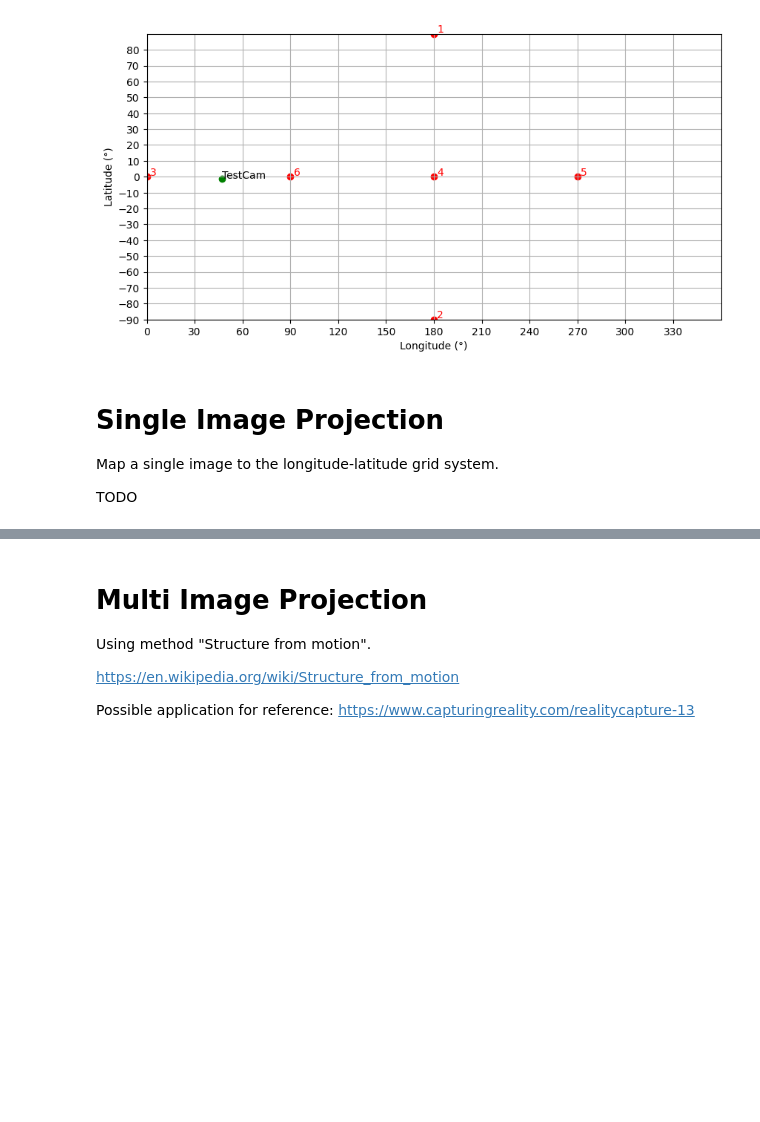
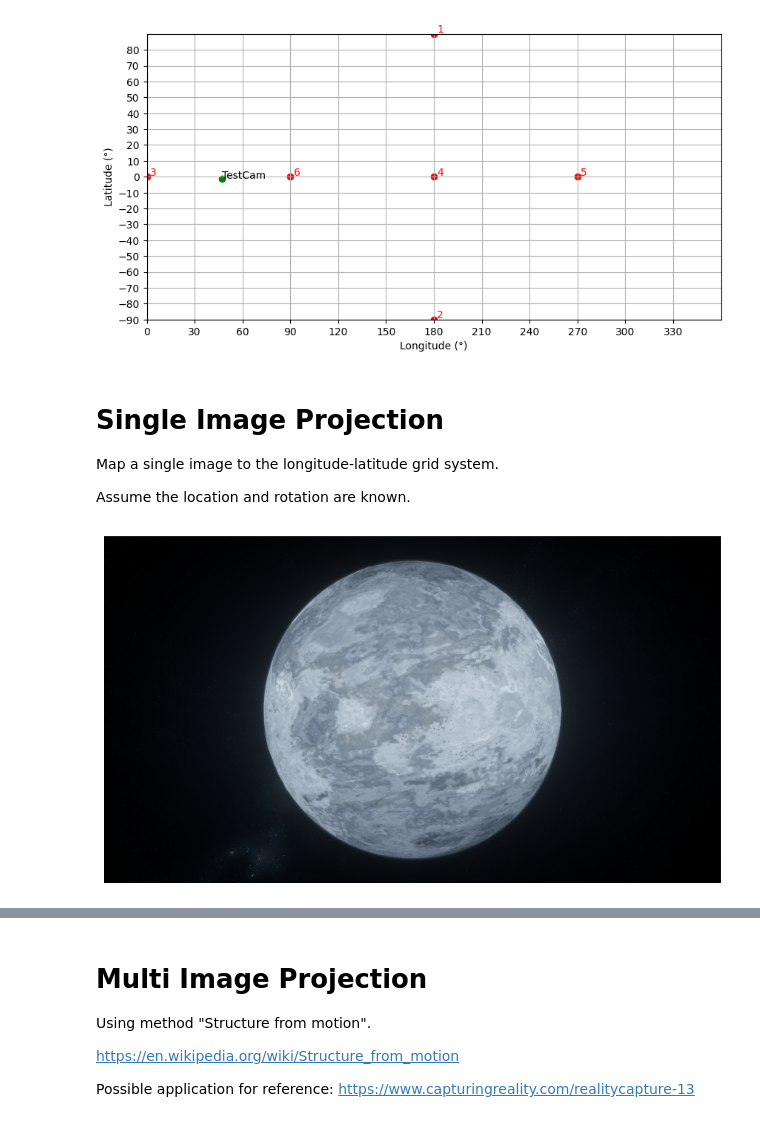
Before and after one commit to GrakePch/2024CV_FinalProject_StarCartographer, a Jupyter notebook: main.ipynb, the cells around one changed output, grey strips where cells are left out. Saved outputs shown, nothing was run; the diff lists cells and outputs as text; code cells hidden in the pictures; blank space fills up the shorter version.

Commit message:
Add single image projection. No calibration.

```diff
--- a/main.ipynb
+++ b/main.ipynb
@@ -176,5 +176,5 @@ Projected to ground at:
 # Single Image Projection
 Map a single image to the longitude-latitude grid system.
 
-TODO
+Assume the location and rotation are known.
 # %%
@@ -197,0 +203,7 @@ for lo in range(longlaTestCamera[0] - 10, longlaTestCamera[0] + 10):
+# %%
+plt.figure(figsize=(10, 20))
+plt.imshow(img)
+plt.axis('off')  # Turn off axis
+plt.show()
+# %% [output]
+[figure, added]
```
Also changed, not shown: parts of 4 cells of this notebook.
